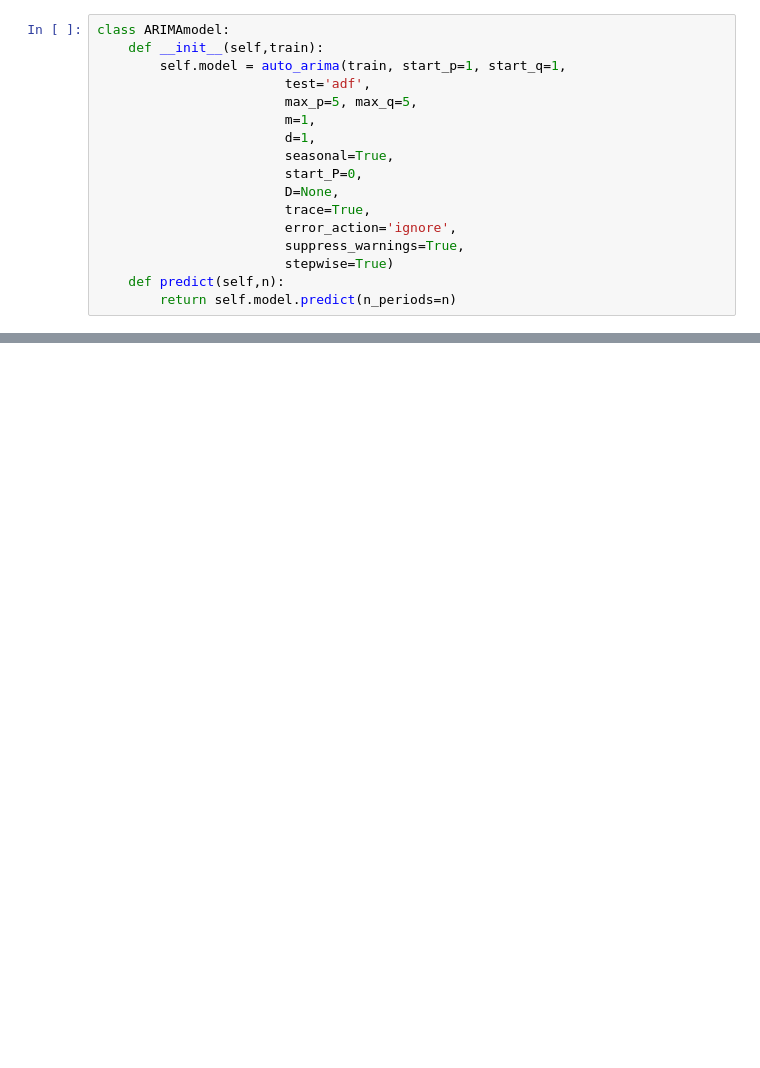
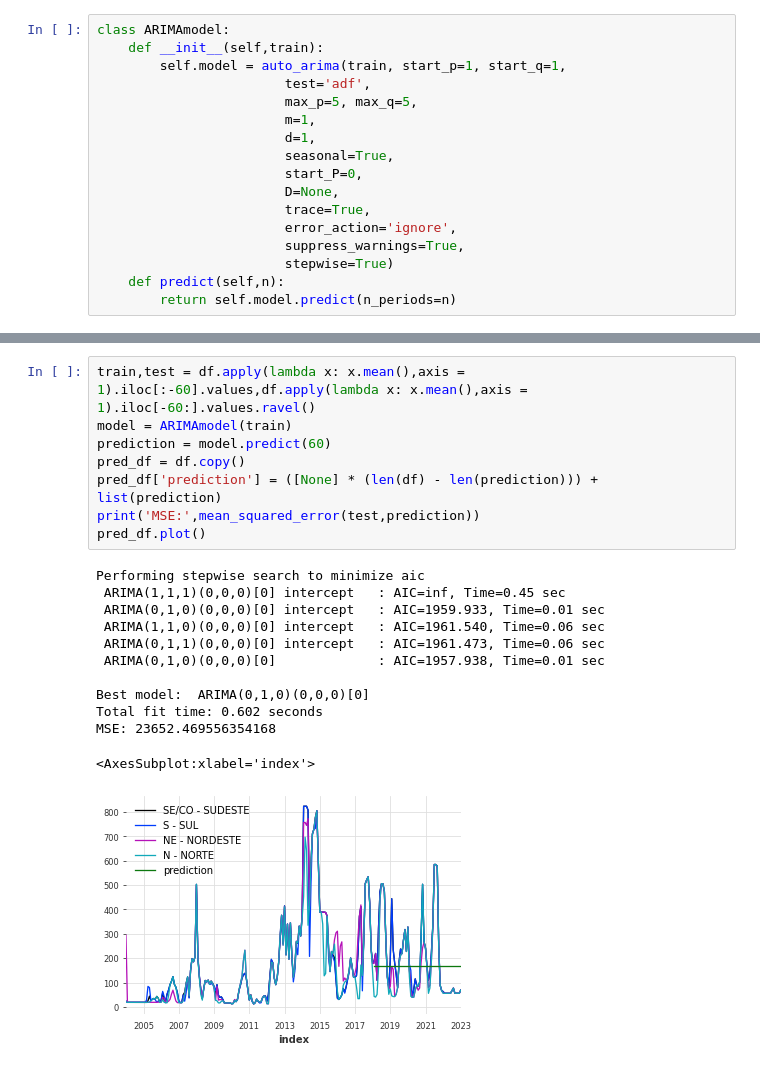
Before and after one commit to aruasouza/CTG, a Jupyter notebook: energy.ipynb, the cells around one changed output, grey strips where cells are left out. Cells and saved outputs as stored; diff of their text form; blank space fills up the shorter version.

```diff
--- a/energy.ipynb
+++ b/energy.ipynb
@@ -78,0 +108,21 @@ class LSTM:
+# %%
+train,test = df.apply(lambda x: x.mean(),axis = 1).iloc[:-60].values,df.apply(lambda x: x.mean(),axis = 1).iloc[-60:].values.ravel()
+model = ARIMAmodel(train)
+prediction = model.predict(60)
+pred_df = df.copy()
+pred_df['prediction'] = ([None] * (len(df) - len(prediction))) + list(prediction)
+print('MSE:',mean_squared_error(test,prediction))
+pred_df.plot()
+# %% [output]
+Performing stepwise search to minimize aic
+ ARIMA(1,1,1)(0,0,0)[0] intercept   : AIC=inf, Time=0.45 sec
+ ARIMA(0,1,0)(0,0,0)[0] intercept   : AIC=1959.933, Time=0.01 sec
+ ARIMA(1,1,0)(0,0,0)[0] intercept   : AIC=1961.540, Time=0.06 sec
+ ARIMA(0,1,1)(0,0,0)[0] intercept   : AIC=1961.473, Time=0.06 sec
+ ARIMA(0,1,0)(0,0,0)[0]             : AIC=1957.938, Time=0.01 sec
+
+Best model:  ARIMA(0,1,0)(0,0,0)[0]
+Total fit time: 0.602 seconds
+MSE: 23652.469556354168
+<AxesSubplot:xlabel='index'>
+[figure, added]
```
Also changed, not shown: parts of 16 cells of this notebook, 4 other files.
